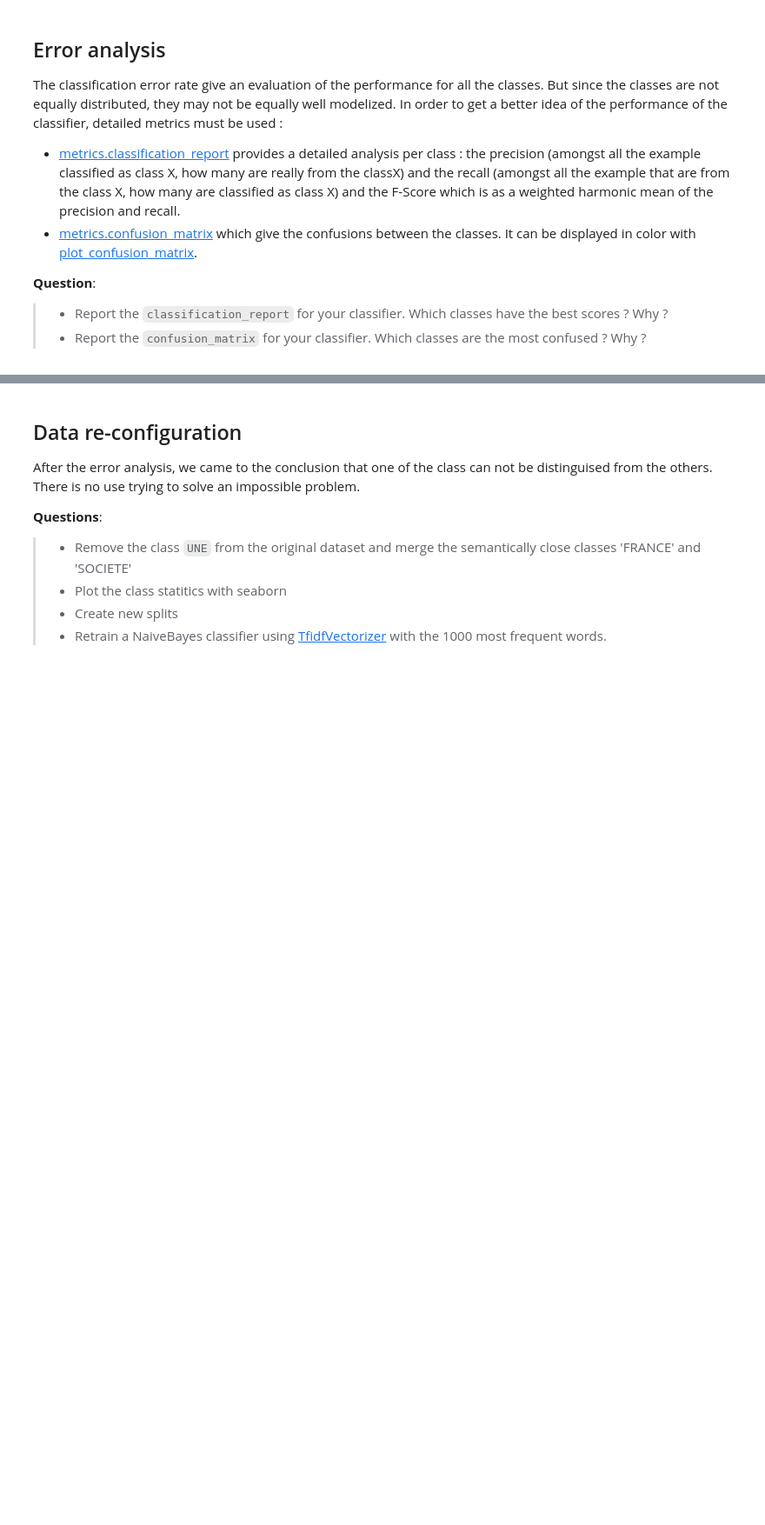
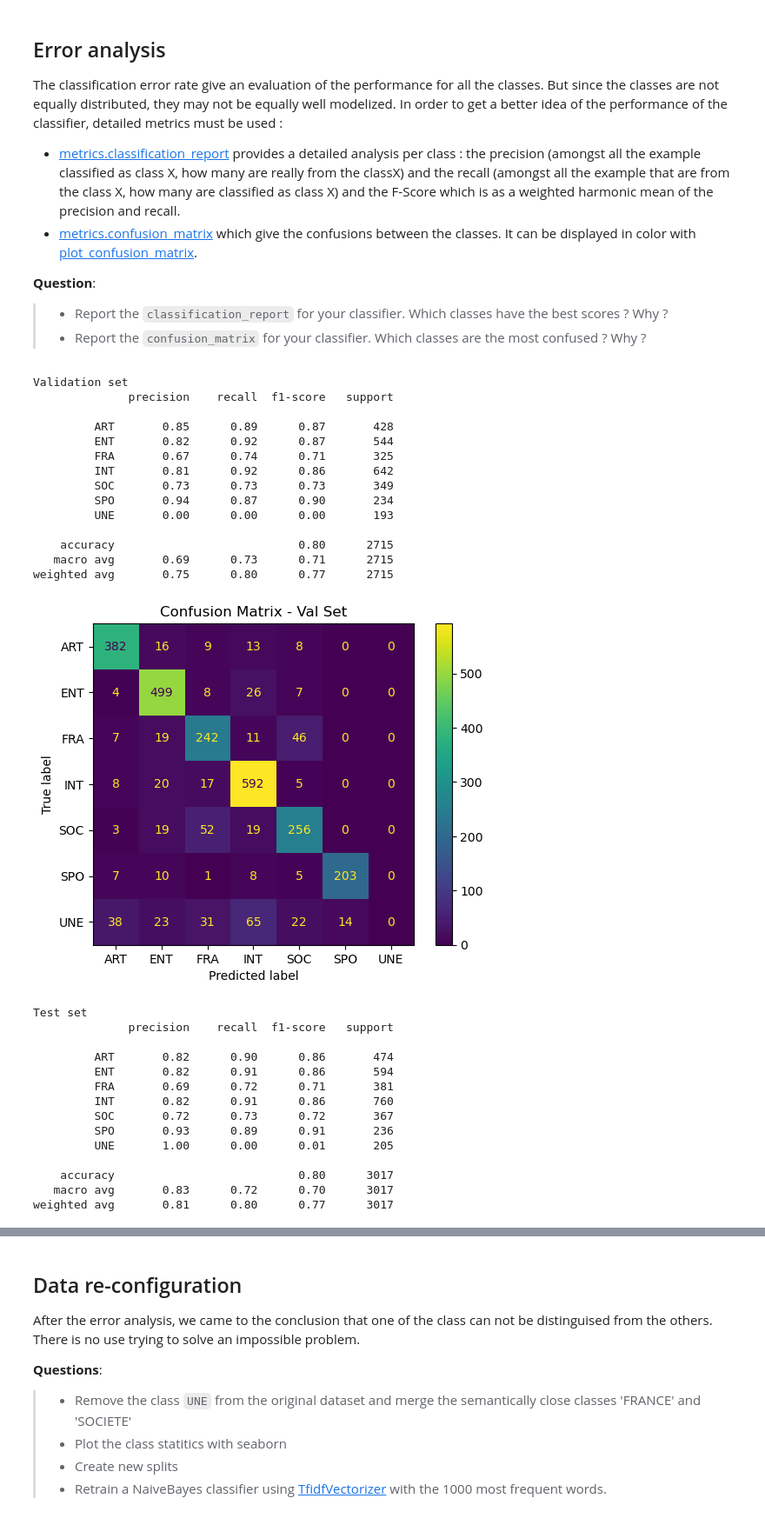
Before and after one commit to yanisrem/nlp-lab-text-classification, a Jupyter notebook: TextClassification_LeMonde.ipynb, the cells around one changed output, grey strips where cells are left out. Shown at 87% size. Cells and saved outputs as stored; diff of their text form; code cells hidden in the pictures; blank space fills up the shorter version.

```diff
--- a/TextClassification_LeMonde.ipynb
+++ b/TextClassification_LeMonde.ipynb
@@ -260,0 +383,65 @@ from sklearn.metrics import classification_report, ConfusionMatrixDisplay
+# %%
+from sklearn.metrics import classification_report, ConfusionMatrixDisplay, confusion_matrix
+
+# YOUR CODE HERE
+
+pipeline = Pipeline([('count_vec', CountVectorizer(max_features=13600)),
+                    ('tf_transformer', TfidfTransformer()),
+                    (('classifier', MultinomialNB()))])
+
+pipeline.fit(X_train, y_train)
+
+y_pred_val = pipeline.predict(X_val)
+y_pred_test = pipeline.predict(X_test)
+
+print("Validation set")
+# Report
+print(classification_report(y_val, y_pred_val))
+# Confusion Matrix
+cm_val = confusion_matrix(y_val, y_pred_val, labels=pipeline["classifier"].classes_)
+disp_val = ConfusionMatrixDisplay(confusion_matrix=cm_val,
+                                  display_labels=pipeline["classifier"].classes_)
+disp_val.plot()
+plt.title("Confusion Matrix - Val Set")
+plt.show()
+
+print("Test set")
+# Report
+print(classification_report(y_test, y_pred_test))
+# Confusion Matrix
+cm_test = confusion_matrix(y_test, y_pred_test, labels=pipeline["classifier"].classes_)
+disp_test = ConfusionMatrixDisplay(confusion_matrix=cm_test,
+                                   display_labels=pipeline["classifier"].classes_)
+disp_test.plot()
+plt.title("Confusion Matrix - Test Set")
+plt.show()
+# %% [output]
+Validation set
+              precision    recall  f1-score   support
+
+         ART       0.85      0.89      0.87       428
+         ENT       0.82      0.92      0.87       544
+         FRA       0.67      0.74      0.71       325
+         INT       0.81      0.92      0.86       642
+         SOC       0.73      0.73      0.73       349
+         SPO       0.94      0.87      0.90       234
+         UNE       0.00      0.00      0.00       193
+
+    accuracy                           0.80      2715
+   macro avg       0.69      0.73      0.71      2715
+weighted avg       0.75      0.80      0.77      2715
+[figure, added]
+Test set
+              precision    recall  f1-score   support
+
+         ART       0.82      0.90      0.86       474
+         ENT       0.82      0.91      0.86       594
+         FRA       0.69      0.72      0.71       381
+         INT       0.82      0.91      0.86       760
+         SOC       0.72      0.73      0.72       367
+         SPO       0.93      0.89      0.91       236
+         UNE       1.00      0.00      0.01       205
+
+    accuracy                           0.80      3017
+   macro avg       0.83      0.72      0.70      3017
+weighted avg       0.81      0.80      0.77      3017
```
Also changed, not shown: parts of 11 cells of this notebook.
